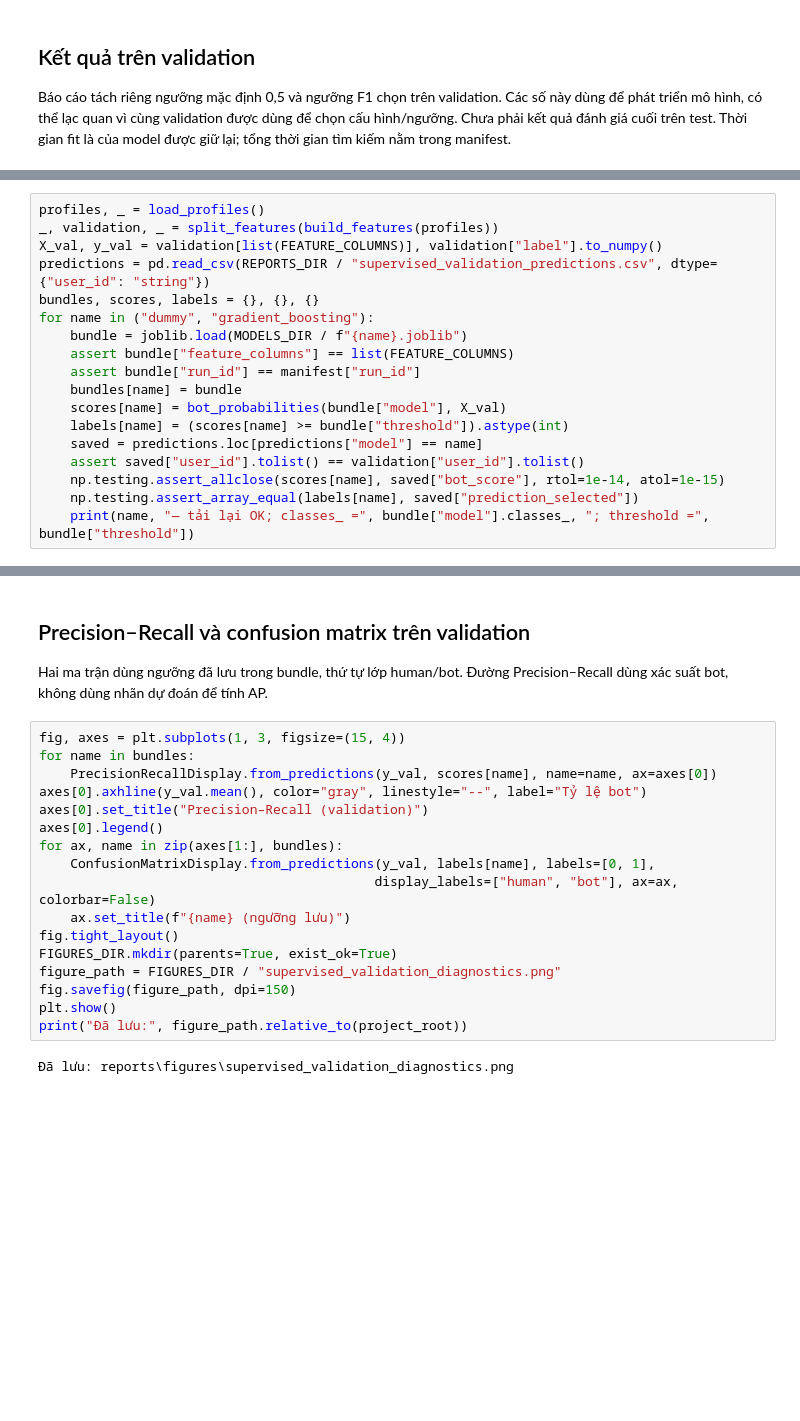
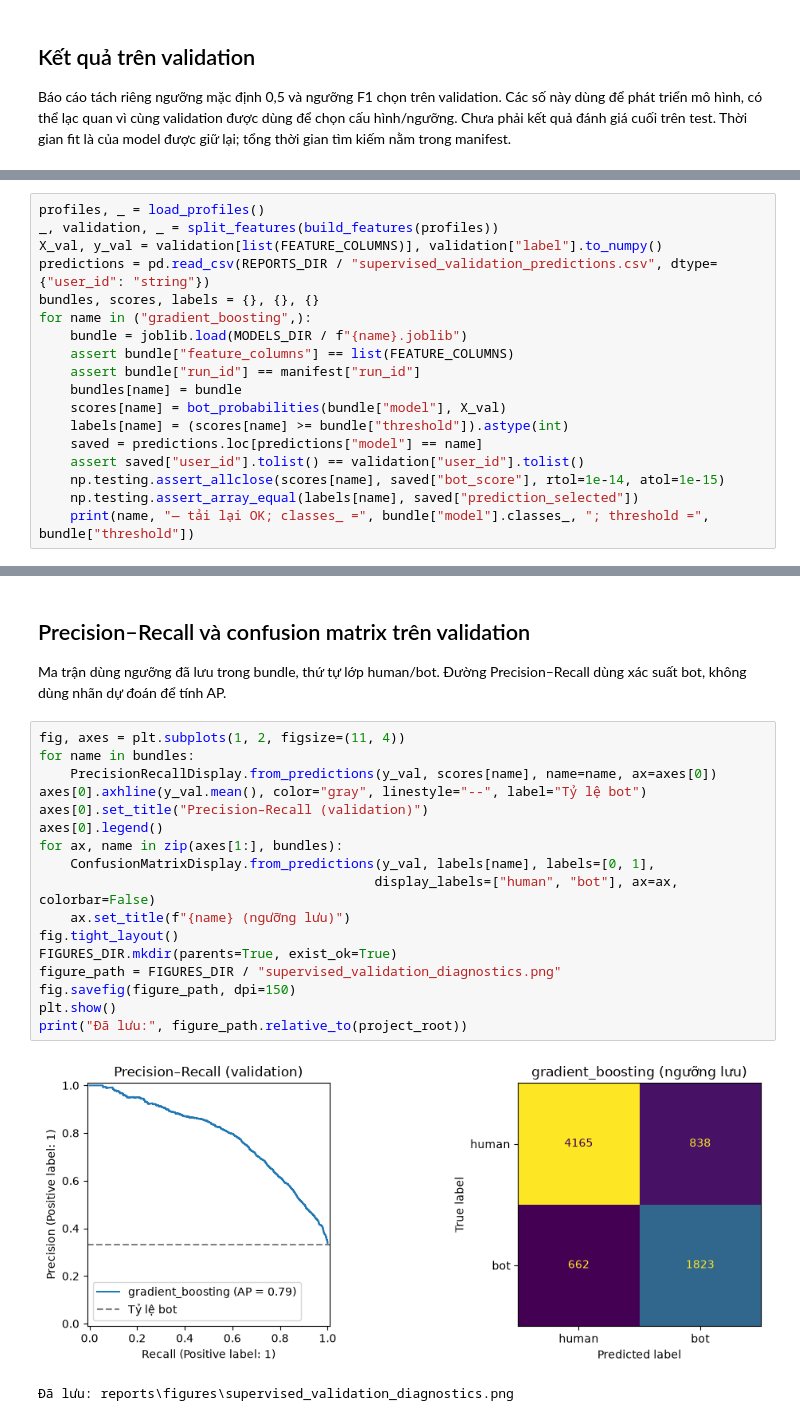
Before and after one commit to nbatho/Social-Media-Bot-Fake-Account-Detection, a Jupyter notebook: notebooks/03_supervised_baseline.ipynb, the cells around one changed output, grey strips where cells are left out. Drawn from its saved outputs; the diff is of its cells as text; blank space fills up the shorter version.

```diff
--- a/notebooks/03_supervised_baseline.ipynb
+++ b/notebooks/03_supervised_baseline.ipynb
@@ -97,7 +96,7 @@ _, validation, _ = split_features(build_features(profiles))
 X_val, y_val = validation[list(FEATURE_COLUMNS)], validation["label"].to_numpy()
 predictions = pd.read_csv(REPORTS_DIR / "supervised_validation_predictions.csv", dtype={"user_id": "string"})
 bundles, scores, labels = {}, {}, {}
-for name in ("dummy", "gradient_boosting"):
+for name in ("gradient_boosting",):
     bundle = joblib.load(MODELS_DIR / f"{name}.joblib")
     assert bundle["feature_columns"] == list(FEATURE_COLUMNS)
     assert bundle["run_id"] == manifest["run_id"]
@@ -115,25 +113,26 @@ gradient_boosting — tải lại OK; classes_ = [0 1] ; threshold = 0.369155609
 # %% [markdown]
 ## Precision–Recall và confusion matrix trên validation
 
-Hai ma trận dùng ngưỡng đã lưu trong bundle, thứ tự lớp human/bot. Đường Precision–Recall dùng xác suất bot, không dùng nhãn dự đoán để tính AP.
+Ma trận dùng ngưỡng đã lưu trong bundle, thứ tự lớp human/bot. Đường Precision–Recall dùng xác suất bot, không dùng nhãn dự đoán để tính AP.
 # %%
-fig, axes = plt.subplots(1, 3, figsize=(15, 4))
+fig, axes = plt.subplots(1, 2, figsize=(11, 4))
 for name in bundles:
     PrecisionRecallDisplay.from_predictions(y_val, scores[name], name=name, ax=axes[0])
 axes[0].axhline(y_val.mean(), color="gray", linestyle="--", label="Tỷ lệ bot")
 axes[0].set_title("Precision–Recall (validation)")
 axes[0].legend()
 for ax, name in zip(axes[1:], bundles):
     ConfusionMatrixDisplay.from_predictions(y_val, labels[name], labels=[0, 1],
                                            display_labels=["human", "bot"], ax=ax, colorbar=False)
     ax.set_title(f"{name} (ngưỡng lưu)")
 fig.tight_layout()
 FIGURES_DIR.mkdir(parents=True, exist_ok=True)
 figure_path = FIGURES_DIR / "supervised_validation_diagnostics.png"
 fig.savefig(figure_path, dpi=150)
 plt.show()
 print("Đã lưu:", figure_path.relative_to(project_root))
 # %% [output]
+[figure, added]
 Đã lưu: reports\figures\supervised_validation_diagnostics.png
 # %% [markdown]
 ## Bàn giao cho notebook 04
```
Also changed, not shown: parts of 7 cells of this notebook, 21 other files.
